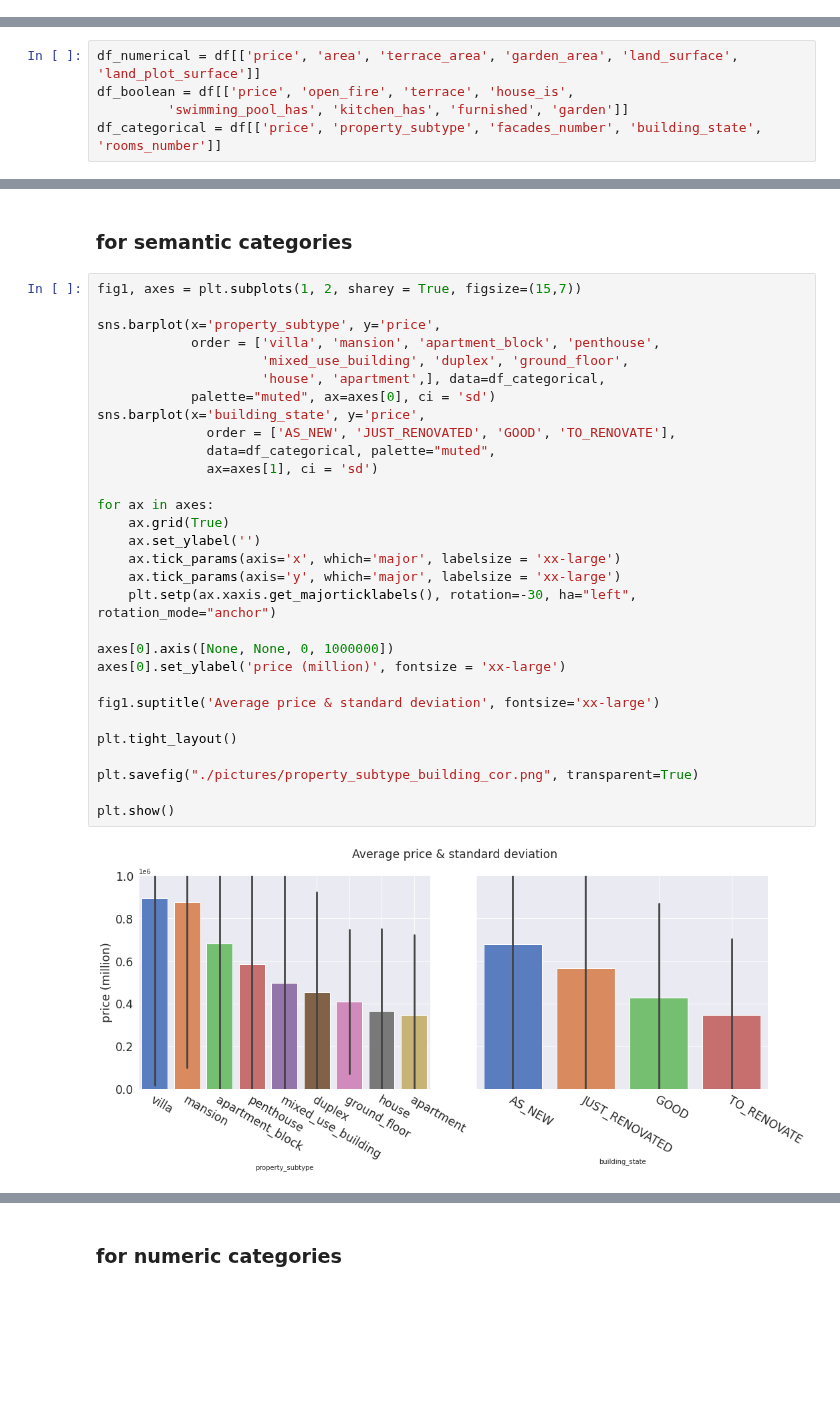
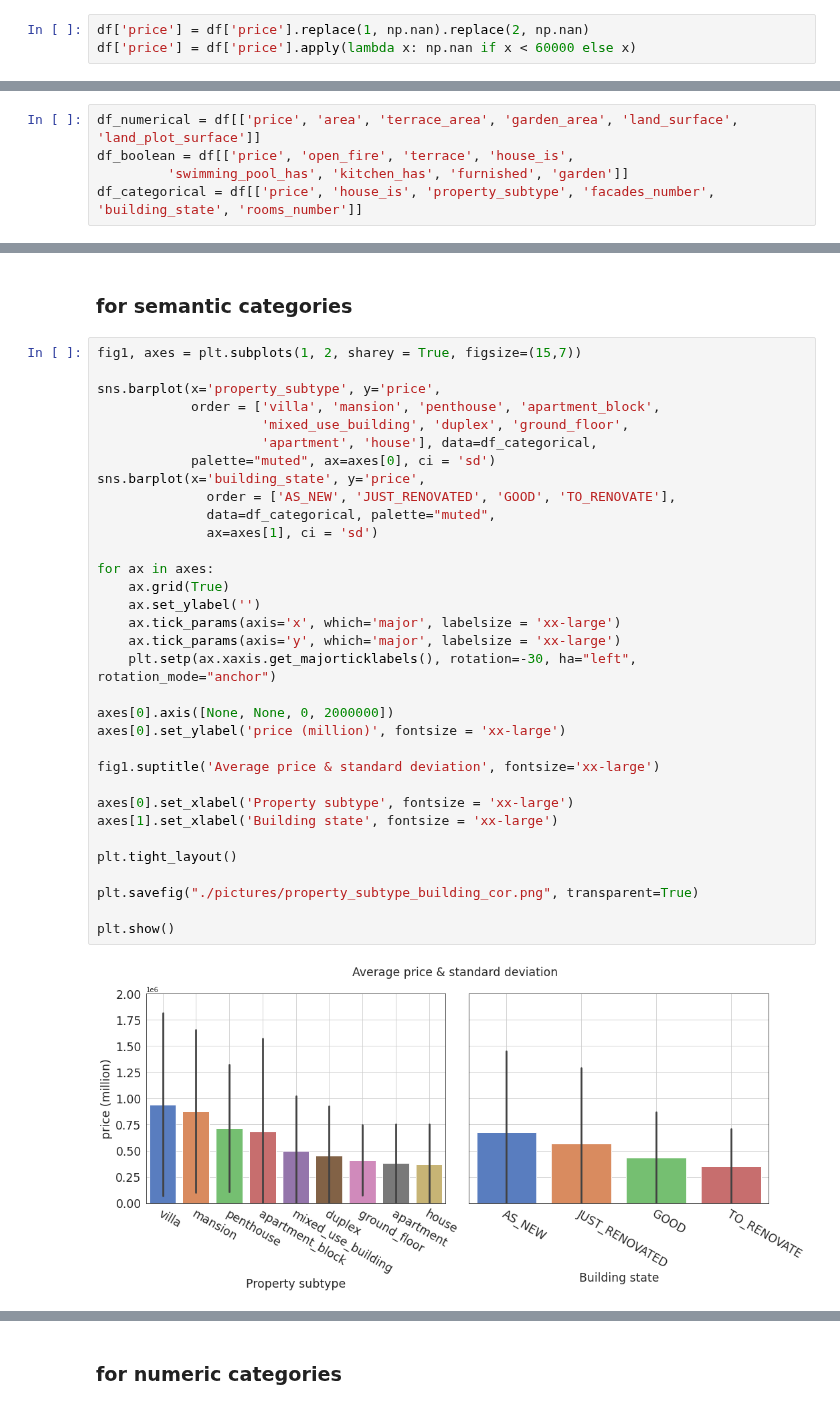
Before and after one commit to phfimmers/Data_visualization, a Jupyter notebook: Correlations/philippe_plot.ipynb, the cells around one changed output, grey strips where cells are left out. Drawn from its saved outputs; the diff is of its cells as text; blank space fills up the shorter version.

```diff
--- a/Correlations/philippe_plot.ipynb
+++ b/Correlations/philippe_plot.ipynb
@@ -19,3 +21,6 @@ df = pd.read_csv('../csv_files/cleaned_properties (original).csv', index_col = 0
+# %%
+df['price'] = df['price'].replace(1, np.nan).replace(2, np.nan)
+df['price'] = df['price'].apply(lambda x: np.nan if x < 60000 else x)
 # %%
 df.columns
 # %% [output]
@@ -31,7 +36,7 @@ Index(['locality', 'house_is', 'property_subtype', 'price', 'sale',
 df_numerical = df[['price', 'area', 'terrace_area', 'garden_area', 'land_surface', 'land_plot_surface']]
 df_boolean = df[['price', 'open_fire', 'terrace', 'house_is',
          'swimming_pool_has', 'kitchen_has', 'furnished', 'garden']]
-df_categorical = df[['price', 'property_subtype', 'facades_number', 'building_state', 'rooms_number']]
+df_categorical = df[['price', 'house_is', 'property_subtype', 'facades_number', 'building_state', 'rooms_number']]
 # %% [markdown]
 # Categorical
 # %%
@@ -113,32 +121,35 @@ df_categorical['building_state'].replace('TO_RESTORE', 'TO_RENOVATE', inplace =
 # %%
 fig1, axes = plt.subplots(1, 2, sharey = True, figsize=(15,7))
 
 sns.barplot(x='property_subtype', y='price',
-            order = ['villa', 'mansion', 'apartment_block', 'penthouse',
+            order = ['villa', 'mansion', 'penthouse', 'apartment_block',
                      'mixed_use_building', 'duplex', 'ground_floor',
-                     'house', 'apartment',], data=df_categorical,
+                     'apartment', 'house'], data=df_categorical,
             palette="muted", ax=axes[0], ci = 'sd')
 sns.barplot(x='building_state', y='price',
               order = ['AS_NEW', 'JUST_RENOVATED', 'GOOD', 'TO_RENOVATE'],
               data=df_categorical, palette="muted",
               ax=axes[1], ci = 'sd')
 
 for ax in axes:
     ax.grid(True)
     ax.set_ylabel('')
     ax.tick_params(axis='x', which='major', labelsize = 'xx-large')
     ax.tick_params(axis='y', which='major', labelsize = 'xx-large')
     plt.setp(ax.xaxis.get_majorticklabels(), rotation=-30, ha="left", rotation_mode="anchor")
 
-axes[0].axis([None, None, 0, 1000000])
+axes[0].axis([None, None, 0, 2000000])
 axes[0].set_ylabel('price (million)', fontsize = 'xx-large')
 
 fig1.suptitle('Average price & standard deviation', fontsize='xx-large')
+
+axes[0].set_xlabel('Property subtype', fontsize = 'xx-large')
+axes[1].set_xlabel('Building state', fontsize = 'xx-large')
 
 plt.tight_layout()
 
 plt.savefig("./pictures/property_subtype_building_cor.png", transparent=True)
 
 plt.show()
 # %% [output]
-[figure, old version]
+[figure, new version]
```
Also changed, not shown: parts of 16 cells of this notebook, 5 other files.
